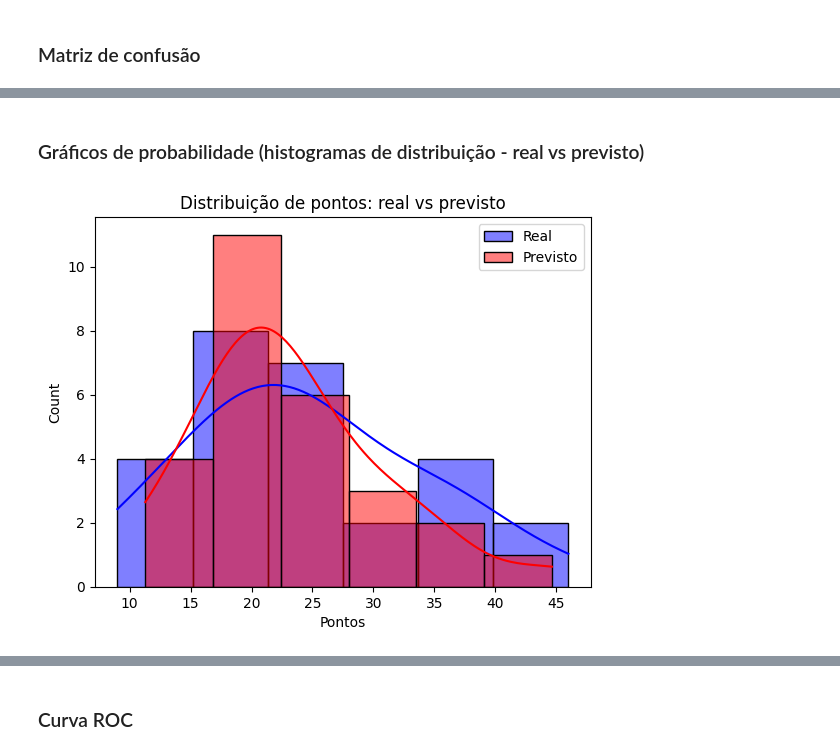
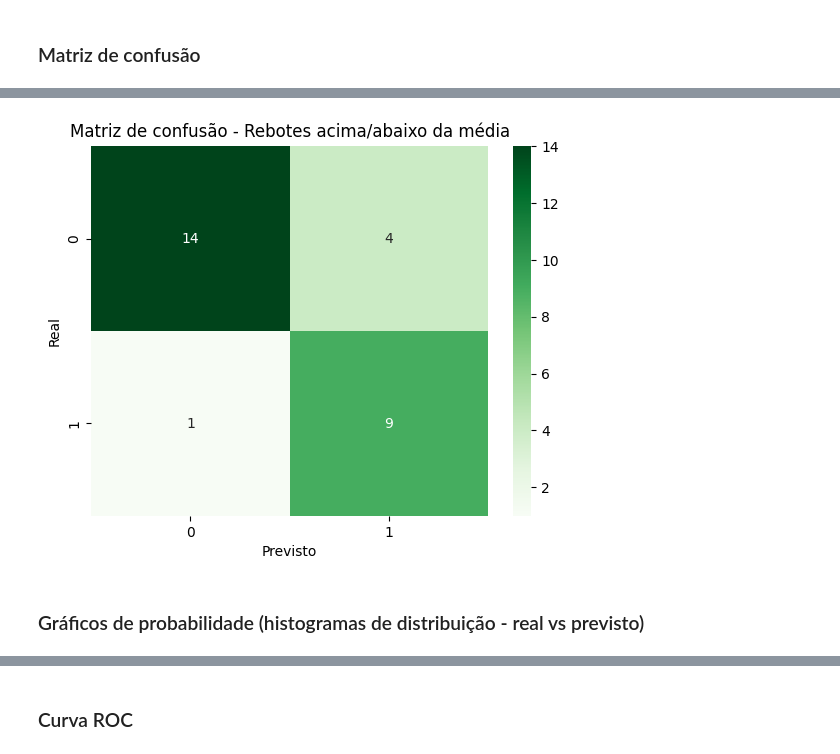
Before and after one commit to luiz-davi-m/ciencia-de-dados-nba, a Jupyter notebook: Parte 3/RF3 e RF4.ipynb, the cells around one changed output, grey strips where cells are left out. Saved outputs shown, nothing was run; the diff lists cells and outputs as text; code cells hidden in the pictures.

```diff
--- a/Parte 3/RF3 e RF4.ipynb
+++ b/Parte 3/RF3 e RF4.ipynb
@@ -128,10 +127,16 @@ plt.show()
+# %%
+plotar_matriz_de_confusao(y_teste_binario, y_pred_binario[:, [0]], 'Rebotes')
+# %% [output]
+[figure, added]
 # %% [markdown]
 ### Gráficos de probabilidade (histogramas de distribuição - real vs previsto)
 # %%
-sns.histplot(resultados['Pontos'], color='blue', label='Real', kde=True)
-sns.histplot(resultados['Pontos_previstos'], color='red', label='Previsto', kde=True)
-plt.legend()
-plt.title('Distribuição de pontos: real vs previsto')
-plt.show()
+def plotar_distribuicao(resultados, estatistica_analisada, nome_coluna_previsao):
+    sns.histplot(resultados[estatistica_analisada], color='blue', label='Real', kde=True)
+    sns.histplot(resultados[nome_coluna_previsao], color='red', label='Previsto', kde=True)
+    plt.legend()
+    plt.title(f'Distribuição de {estatistica_analisada.lower()}: real vs previsto')
+
+    exportar_grafico(f'probabilidade_{estatistica_analisada}_regressao_linear.png')
+
+    plt.show()
-# %% [output]
-[figure, removed]
```
Also changed, not shown: parts of 27 cells of this notebook, 11 other files.
